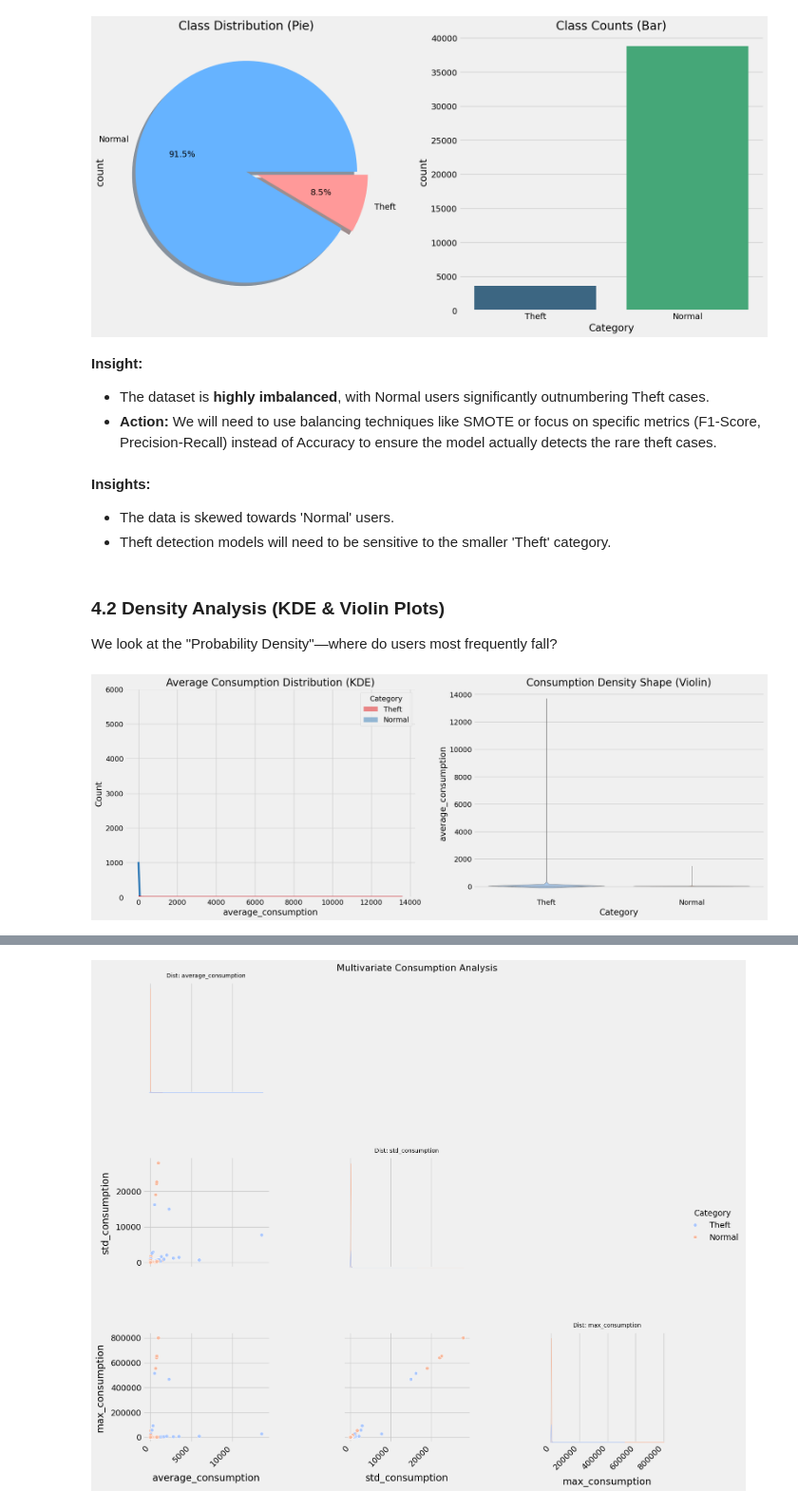
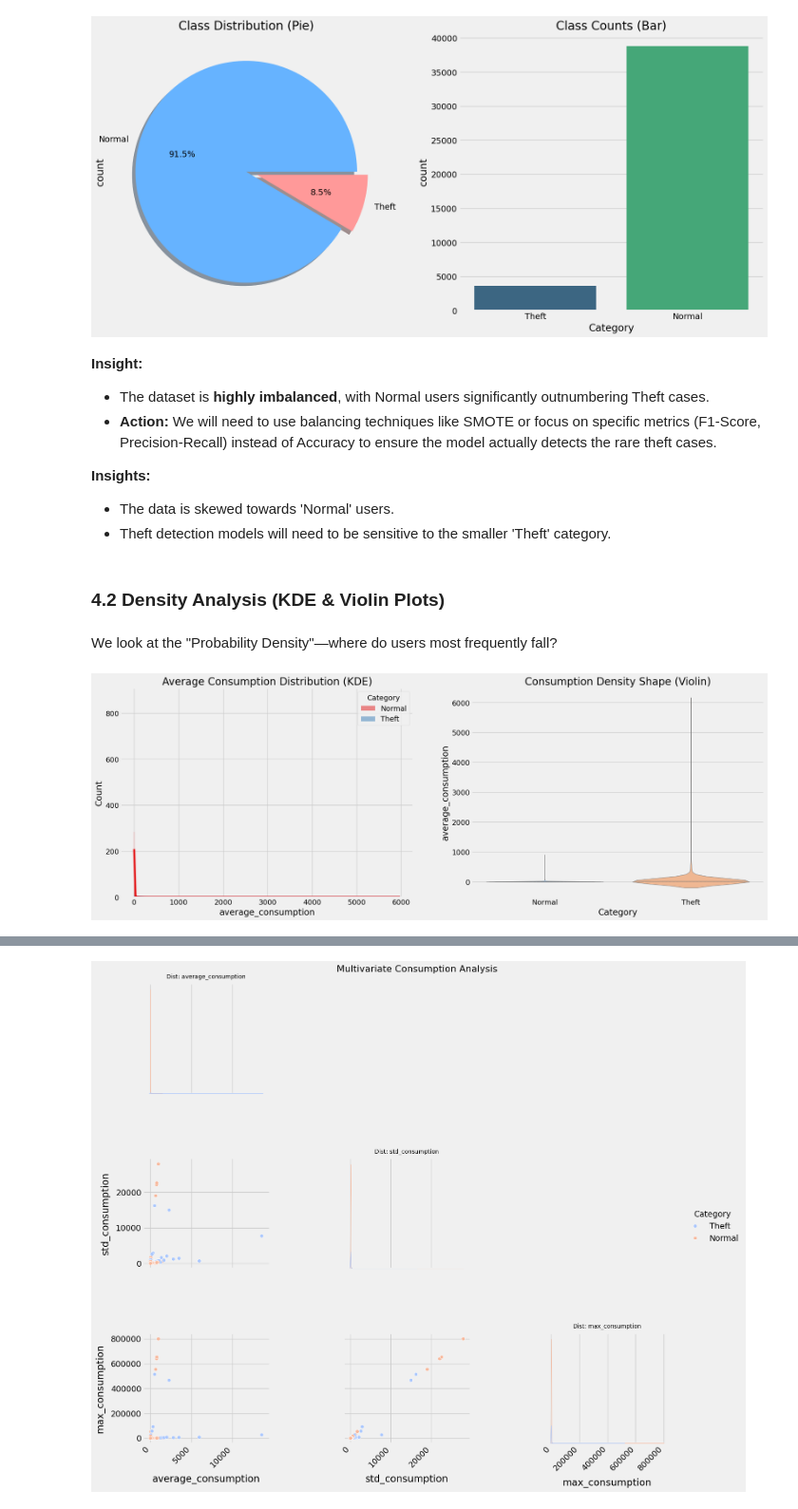
Before and after one commit to Sagnikkundu3397/electricity-theft-detection-ml, a Jupyter notebook: notebooks/EDA.ipynb, the cells around one changed output, grey strips where cells are left out. Shown at 95% size. Saved outputs shown, nothing was run; the diff lists cells and outputs as text; code cells hidden in the pictures.

```diff
--- a/notebooks/EDA.ipynb
+++ b/notebooks/EDA.ipynb
@@ -92,25 +99,28 @@ plt.show()
 **Insight:**
 - The dataset is **highly imbalanced**, with Normal users significantly outnumbering Theft cases.
 - **Action:** We will need to use balancing techniques like SMOTE or focus on specific metrics (F1-Score, Precision-Recall) instead of Accuracy to ensure the model actually detects the rare theft cases.
+
+**Insights:**
+- The data is skewed towards 'Normal' users.
+- Theft detection models will need to be sensitive to the smaller 'Theft' category.
-# %% [markdown]
-**Insights:**
-- The data is skewed towards 'Normal' users.
-- Theft detection models will need to be sensitive to the smaller 'Theft' category.
+# %% [markdown]
+### 4.2 Density Analysis (KDE & Violin Plots)
 # %% [markdown]
-### 4.2 Density Analysis (KDE & Violin Plots)
 We look at the "Probability Density"—where do users most frequently fall?
 # %%
+# Sampling for faster visuals
+df_plot = df.sample(n=min(5000, len(df)), random_state=42) if len(df) > 5000 else df
 plt.subplots(1,2,figsize=(20,7))
 plt.subplot(121)
-sns.histplot(data=df, x='average_consumption', kde=True, hue='Category', palette='Set1')
+sns.histplot(data=df_plot, x='average_consumption', kde=True, hue='Category', palette='Set1')
 plt.title('Average Consumption Distribution (KDE)')
 
 plt.subplot(122)
-sns.violinplot(x='Category', y='average_consumption', data=df, inner='quartile', palette='pastel')
+sns.violinplot(x='Category', y='average_consumption', data=df_plot, inner='quartile', palette='pastel')
 plt.title('Consumption Density Shape (Violin)')
 plt.show()
 # %% [output]
-[figure, old version]
+[figure, new version]
 # %% [markdown]
 **Insight:**
 - **Theft Patterns:** Theft users often show '0' consumption spikes or highly erratic distribution shapes compared to Normal users.
```
Also changed, not shown: parts of 31 cells of this notebook, 2 other files.
